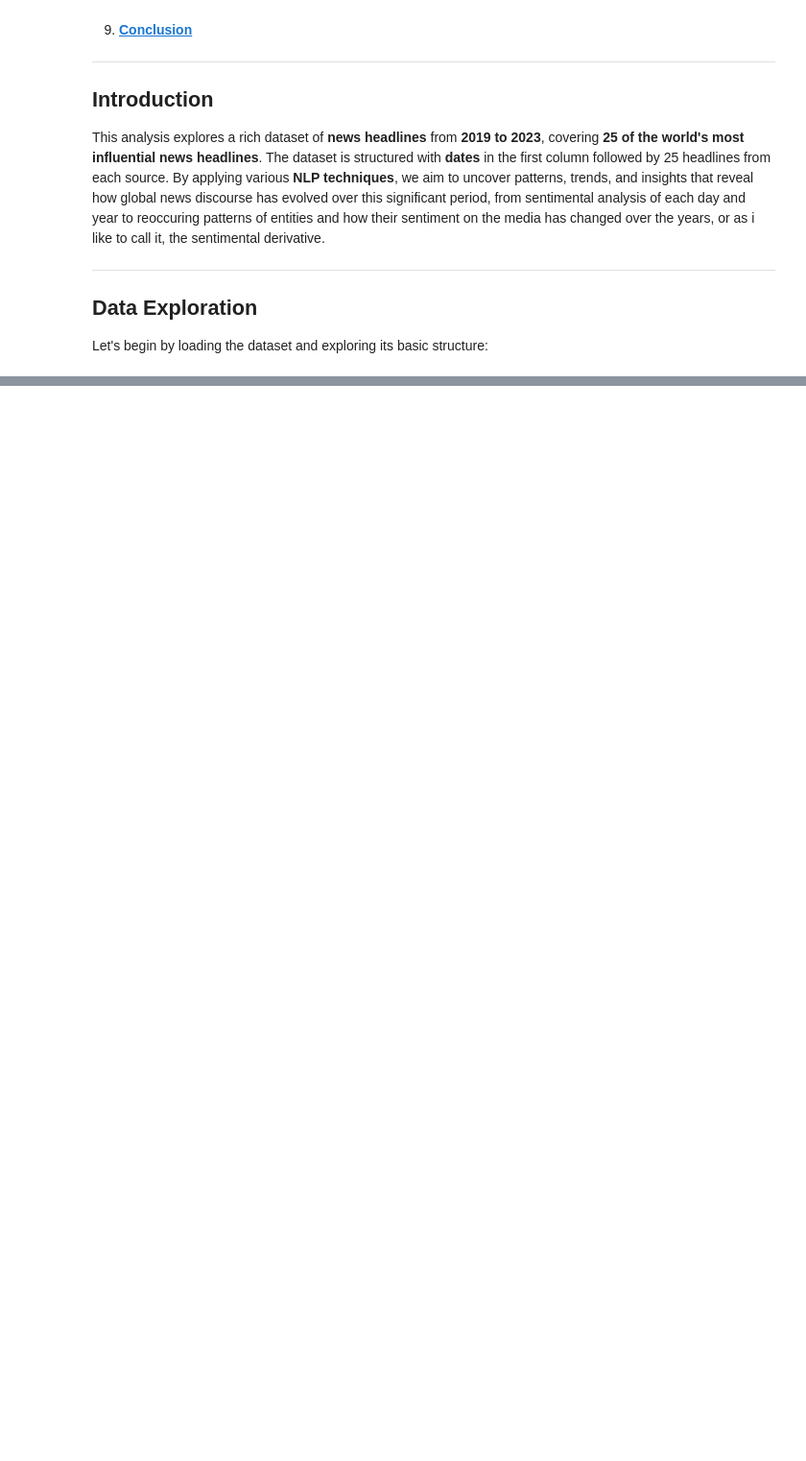
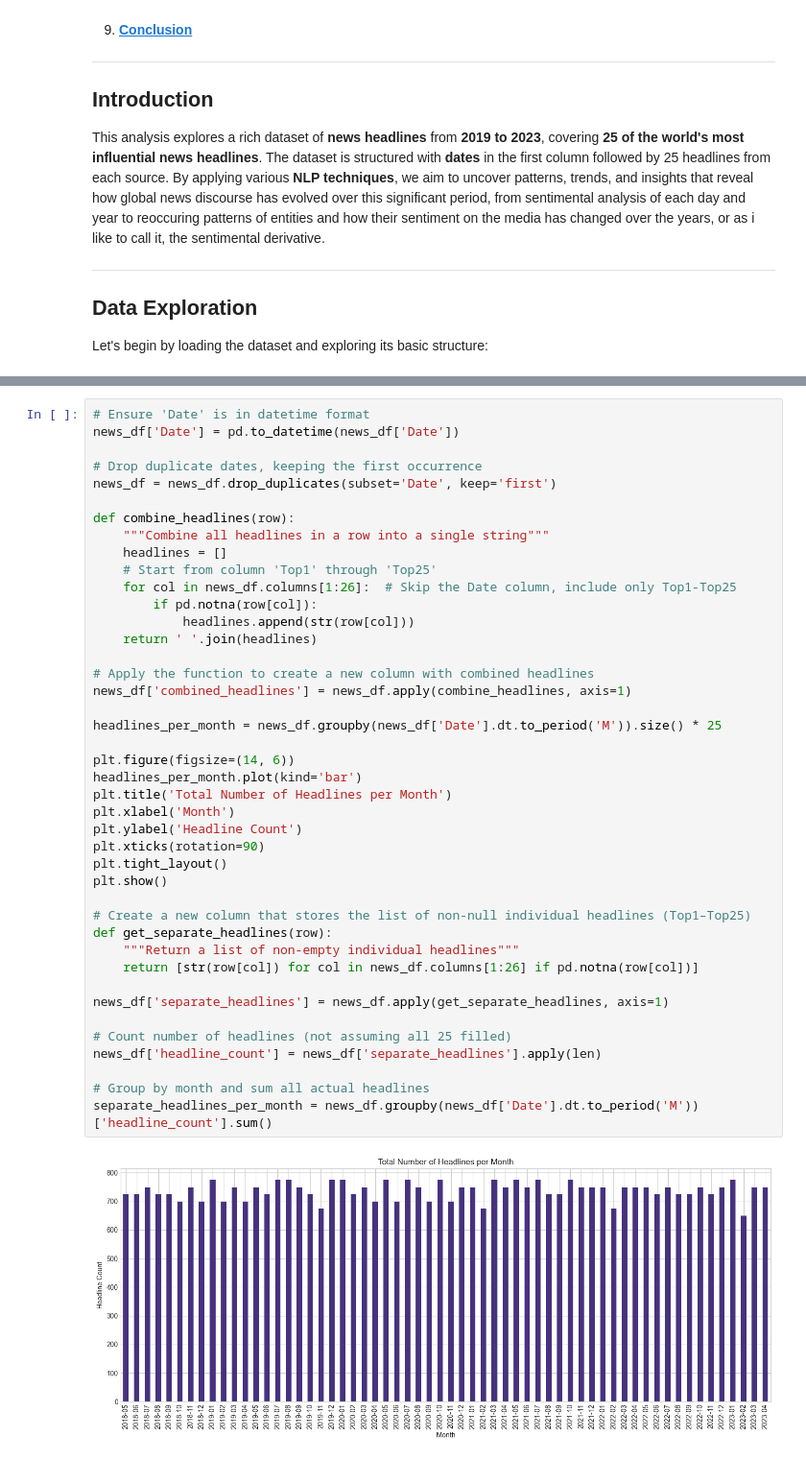
Before and after one commit to Rockhardey54/NLPNewsAnalyzer, a Jupyter notebook: headlines.ipynb, the cells around one changed output, grey strips where cells are left out. Shown at 96% size. Cells and saved outputs as stored; diff of their text form; blank space fills up the shorter version.

```diff
--- a/headlines.ipynb
+++ b/headlines.ipynb
@@ -84,0 +110,44 @@ ModuleNotFoundError: No module named 'seaborn'
+# %%
+# Ensure 'Date' is in datetime format
+news_df['Date'] = pd.to_datetime(news_df['Date'])
+
+# Drop duplicate dates, keeping the first occurrence
+news_df = news_df.drop_duplicates(subset='Date', keep='first')
+
+def combine_headlines(row):
+    """Combine all headlines in a row into a single string"""
+    headlines = []
+    # Start from column 'Top1' through 'Top25'
+    for col in news_df.columns[1:26]:  # Skip the Date column, include only Top1-Top25
+        if pd.notna(row[col]):
+            headlines.append(str(row[col]))
+    return ' '.join(headlines)
+
+# Apply the function to create a new column with combined headlines
+news_df['combined_headlines'] = news_df.apply(combine_headlines, axis=1)
+
+headlines_per_month = news_df.groupby(news_df['Date'].dt.to_period('M')).size() * 25
+
+plt.figure(figsize=(14, 6))
+headlines_per_month.plot(kind='bar')
+plt.title('Total Number of Headlines per Month')
+plt.xlabel('Month')
+plt.ylabel('Headline Count')
+plt.xticks(rotation=90)
+plt.tight_layout()
+plt.show()
+
+# Create a new column that stores the list of non-null individual headlines (Top1–Top25)
+def get_separate_headlines(row):
+    """Return a list of non-empty individual headlines"""
+    return [str(row[col]) for col in news_df.columns[1:26] if pd.notna(row[col])]
+
+news_df['separate_headlines'] = news_df.apply(get_separate_headlines, axis=1)
+
+# Count number of headlines (not assuming all 25 filled)
+news_df['headline_count'] = news_df['separate_headlines'].apply(len)
+
+# Group by month and sum all actual headlines
+separate_headlines_per_month = news_df.groupby(news_df['Date'].dt.to_period('M'))['headline_count'].sum()
+# %% [output]
+[figure, added]
```
Also changed, not shown: parts of 6 cells of this notebook, 1 other file.
